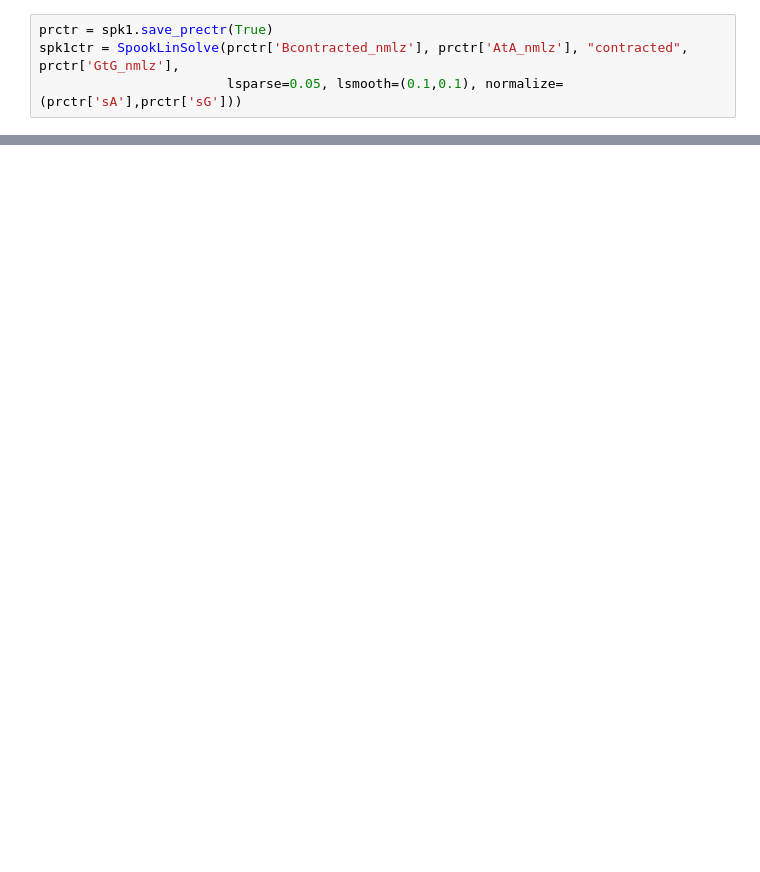
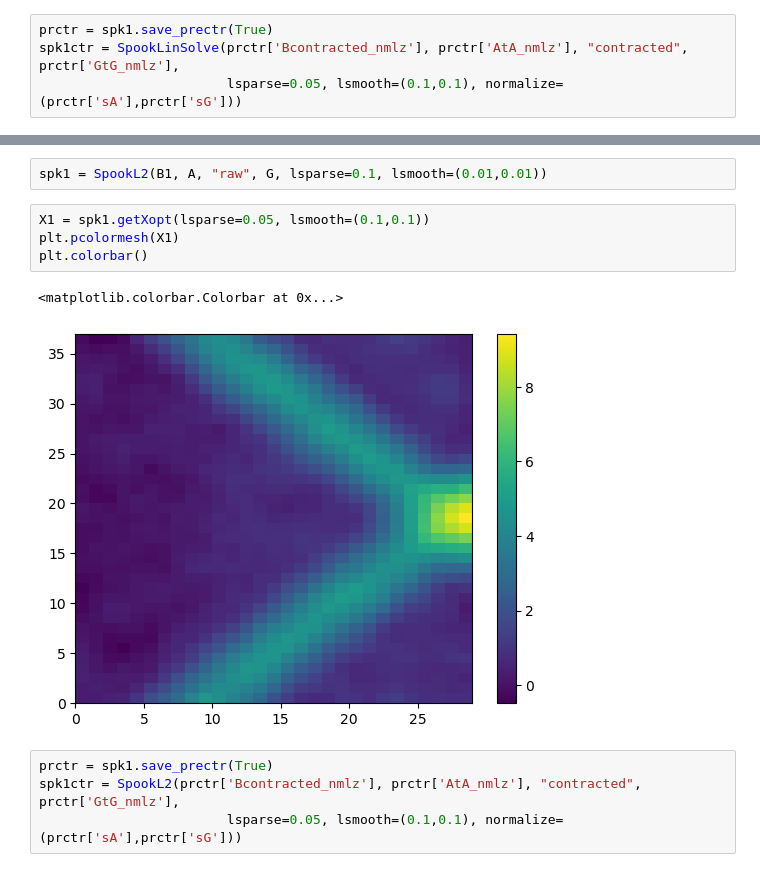
Before and after one commit to congzlwag/spook, a Jupyter notebook: spook/unittest/testL1L2.ipynb, the cells around one changed output, grey strips where cells are left out. Drawn from its saved outputs; the diff is of its cells as text; blank space fills up the shorter version.

```diff
--- a/spook/unittest/testL1L2.ipynb
+++ b/spook/unittest/testL1L2.ipynb
@@ -316,0 +348,13 @@ plt.colorbar()
+# %%
+spk1 = SpookL2(B1, A, "raw", G, lsparse=0.1, lsmooth=(0.01,0.01))
+# %%
+X1 = spk1.getXopt(lsparse=0.05, lsmooth=(0.1,0.1))
+plt.pcolormesh(X1)
+plt.colorbar()
+# %% [output]
+<matplotlib.colorbar.Colorbar at 0x...>
+[figure, added]
+# %%
+prctr = spk1.save_prectr(True)
+spk1ctr = SpookL2(prctr['Bcontracted_nmlz'], prctr['AtA_nmlz'], "contracted", prctr['GtG_nmlz'],
+                        lsparse=0.05, lsmooth=(0.1,0.1), normalize=(prctr['sA'],prctr['sG']))
```
Also changed, not shown: parts of 33 cells of this notebook, 2 other files.
